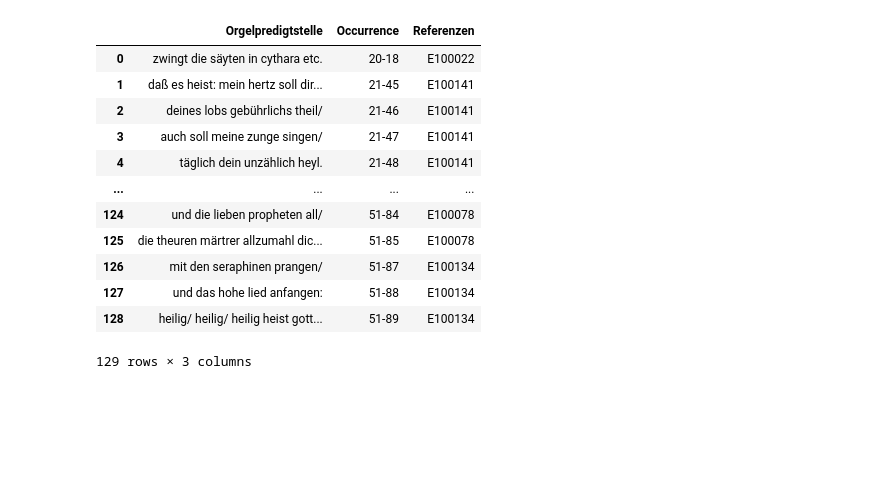
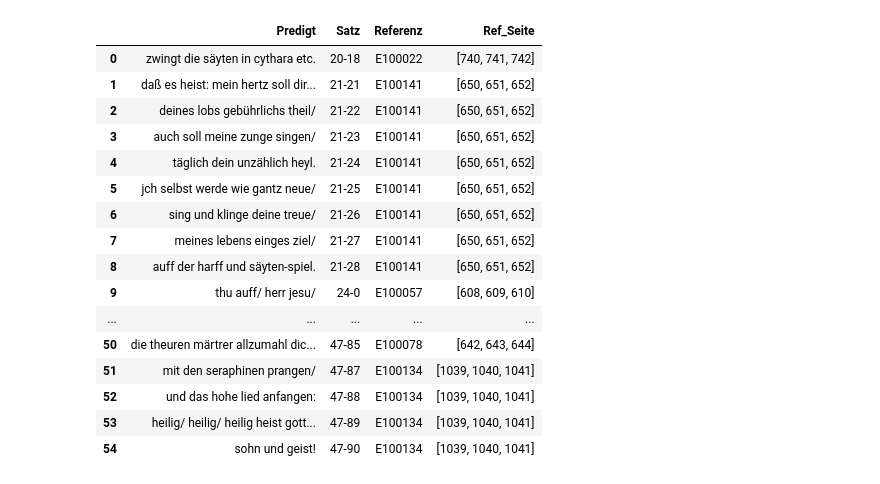
Before and after one commit to umj95/orgelpredigt_analyse, a Jupyter notebook: chunked_sermon_song_search.ipynb, the cells around one changed output. Saved outputs shown, nothing was run; the diff lists cells and outputs as text; code cells hidden in the pictures; blank space fills up the shorter version.

Commit message:
improved comparison with validation set

```diff
--- a/chunked_sermon_song_search.ipynb
+++ b/chunked_sermon_song_search.ipynb
@@ -24,8 +39,9 @@ for i in known_song_quotes:
     if page != '':
         page = str(int(page) + 42)          # add 42 to offset prefatory matter in scans
         add_page = str(int(page) + 1)
+        add_page_2 = str(int(page) + 2)
         relevant_pages.append([i, page])
-        relevant_pages.append([i, add_page])
+        relevant_pages.append([i, add_page, add_page_2])
 print(relevant_pages)
 page_nrs = []
 for p in relevant_pages:
@@ -35,6 +51,7 @@ for p in relevant_pages:
 # %%
 relevant_page_texts = []
-for n in page_nrs:
+#for n in page_nrs:
+for n in range(41, 1291):
     with open(f"source_texts/praxis_pietatis_verses/{n}.json") as f:
         page = json.load(f)
     page_info = {}
@@ -63,13 +60,17 @@ relevant_page_texts
 # %%
 hits = []
 
-for i in range(len(sermon_chunked)):                # for each paragraph
-    for j in range(len(sermon_chunked[i])):         # for each sentence
-        query = " ".join(sermon_chunked[i][j]["words"])
-        query = re.sub(r'[/.,;:?!]', '', query)
-        for page in relevant_page_texts:
-            for pagenr, verses in page.items():
-                for verse in verses:
-                    if fuzzy_match(query, verse, 80):
-                        hits.append([query, verse, str(i) +  "-" + str(j), pagenr])
+for i in range(len(sermon.chunked)):                # for each paragraph
+    for j in range(len(sermon.chunked[i])):         # for each sentence
+        if " bibel" in sermon.chunked[i][j]["types"]:
+            continue
+        else:
+            query = " ".join(sermon.chunked[i][j]["words"])
+            query = re.sub(r'[/.,;:?!]', '', query)
+            for page in relevant_page_texts:
+                for pagenr, verses in page.items():
+                    for verse in verses:
+                        sim_score = fuzz.ratio(query, verse)
+                        if sim_score >= 80:
+                            hits.append([query, str(i) +  "-" + str(j), pagenr, verse, f"{sim_score:.2f}"])
 # %%
@@ -98,25 +114,32 @@ def flatten(xss):
     return [x for xs in xss for x in xs]
 # %%
 validation = []
-for i in range(len(sermon_chunked)):                # for each paragraph
-    for j in range(len(sermon_chunked[i])):         # for each sentence
-        if " musikwerk" in sermon_chunked[i][j]["types"]:
-            line = " ".join(sermon_chunked[i][j]["words"])
-            refs = ", ".join(set(flatten(sermon_chunked[i][j]["references"])))
+for i in range(len(sermon.chunked)):                # for each paragraph
+    for j in range(len(sermon.chunked[i])):         # for each sentence
+        if " musikwerk" in sermon.chunked[i][j]["types"]:
+            line = " ".join(sermon.chunked[i][j]["words"])
+            refs = ", ".join(set(flatten(sermon.chunked[i][j]["references"])))
             validation.append([line, str(i) + "-" + str(j), refs])
 # %%
-pd.DataFrame(validation, columns=["Orgelpredigtstelle", "Occurrence", "Referenzen"])
+known_hits = pd.DataFrame(validation, columns=["Predigt", "Satz", "Referenz"])
+known_hits = known_hits[known_hits['Referenz'].apply(is_song_in_book)]
+known_hits["Ref_Seite"] = known_hits['Referenz'].apply(song_page)
+known_hits
 # %% [output]
-|  | Orgelpredigtstelle | Occurrence | Referenzen |
-| 0 | zwingt die säyten in cythara etc. | 20-18 | E100022 |
-| 1 | daß es heist: mein hertz soll dir... | 21-45 | E100141 |
-| 2 | deines lobs gebührlichs theil/ | 21-46 | E100141 |
-| 3 | auch soll meine zunge singen/ | 21-47 | E100141 |
-| 4 | täglich dein unzählich heyl. | 21-48 | E100141 |
-| ... | ... | ... | ... |
-| 124 | und die lieben propheten all/ | 51-84 | E100078 |
-| 125 | die theuren märtrer allzumahl dic... | 51-85 | E100078 |
-| 126 | mit den seraphinen prangen/ | 51-87 | E100134 |
-| 127 | und das hohe lied anfangen: | 51-88 | E100134 |
-| 128 | heilig/ heilig/ heilig heist gott... | 51-89 | E100134 |
+|  | Predigt | Satz | Referenz | Ref_Seite |
+| 0 | zwingt die säyten in cythara etc. | 20-18 | E100022 | [740, 741, 742] |
+| 1 | daß es heist: mein hertz soll dir... | 21-21 | E100141 | [650, 651, 652] |
+| 2 | deines lobs gebührlichs theil/ | 21-22 | E100141 | [650, 651, 652] |
+| 3 | auch soll meine zunge singen/ | 21-23 | E100141 | [650, 651, 652] |
+| 4 | täglich dein unzählich heyl. | 21-24 | E100141 | [650, 651, 652] |
+| 5 | jch selbst werde wie gantz neue/ | 21-25 | E100141 | [650, 651, 652] |
+| 6 | sing und klinge deine treue/ | 21-26 | E100141 | [650, 651, 652] |
+| 7 | meines lebens einges ziel/ | 21-27 | E100141 | [650, 651, 652] |
+| 8 | auff der harff und säyten-spiel. | 21-28 | E100141 | [650, 651, 652] |
+| 9 | thu auff/ herr jesu/ | 24-0 | E100057 | [608, 609, 610] |
+| ... | ... | ... | ... | ... |
+| 50 | die theuren märtrer allzumahl dic... | 47-85 | E100078 | [642, 643, 644] |
+| 51 | mit den seraphinen prangen/ | 47-87 | E100134 | [1039, 1040, 1041] |
+| 52 | und das hohe lied anfangen: | 47-88 | E100134 | [1039, 1040, 1041] |
+| 53 | heilig/ heilig/ heilig heist gott... | 47-89 | E100134 | [1039, 1040, 1041] |
+| 54 | sohn und geist! | 47-90 | E100134 | [1039, 1040, 1041] |
-129 rows × 3 columns
```
Also changed, not shown: parts of 17 cells of this notebook.
